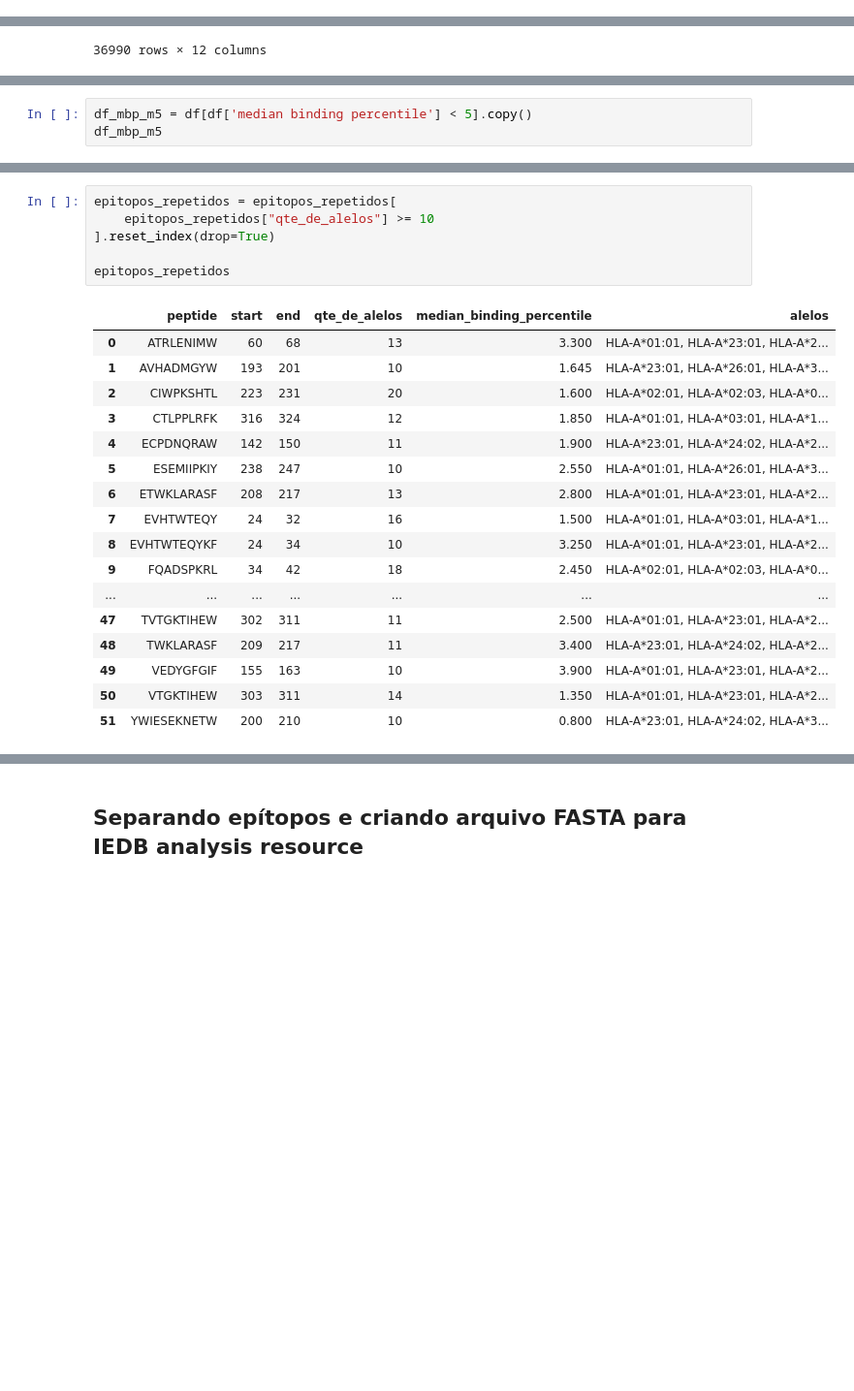
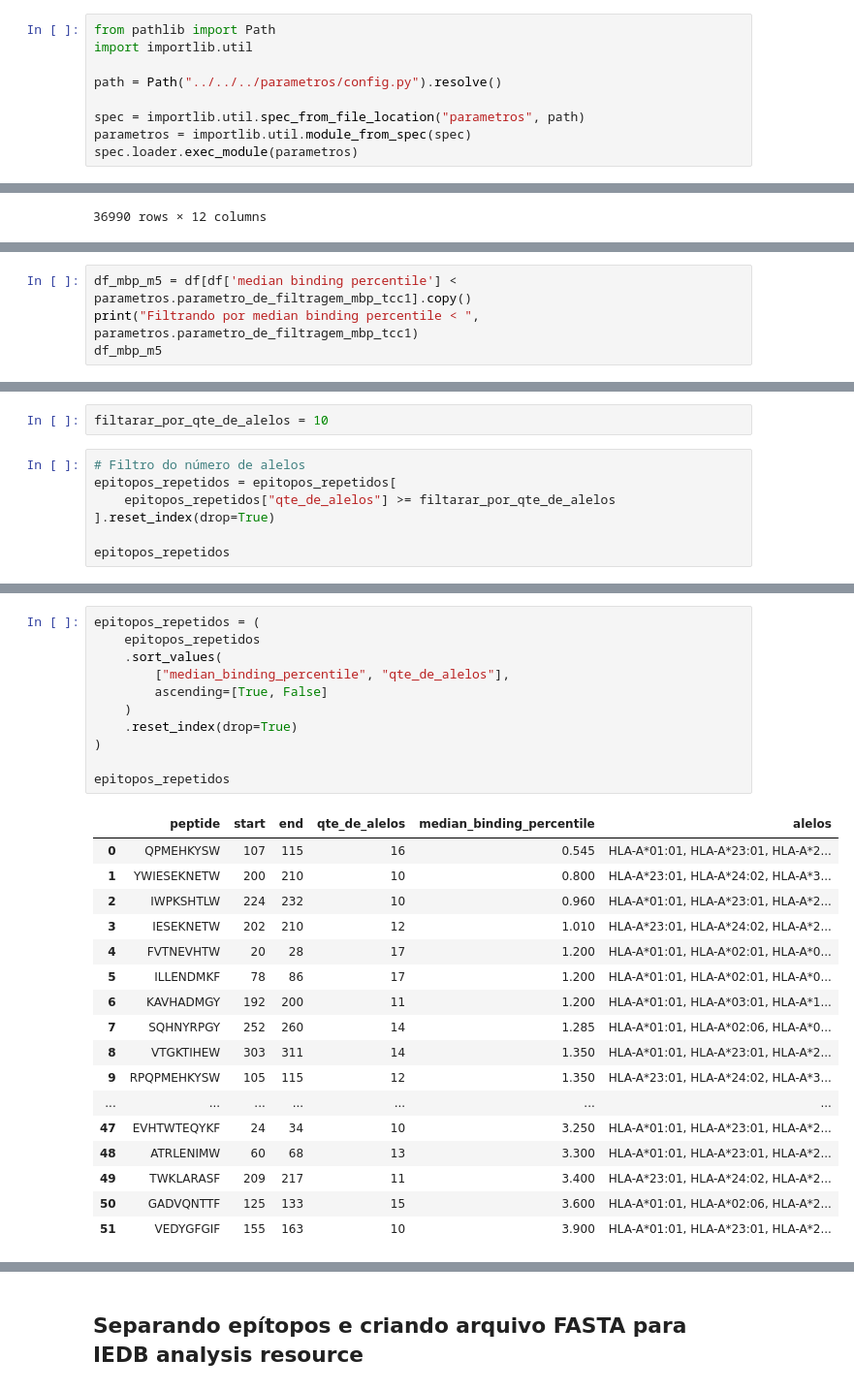
Before and after one commit to BuBitt/PIBIC-2026-DENV, a Jupyter notebook: Dados/DENV1/Epitopos/TCELL1_filter.ipynb, the cells around one changed output, grey strips where cells are left out. Shown at 97% size. Cells and saved outputs as stored; diff of their text form; blank space fills up the shorter version.

```diff
--- a/Dados/DENV1/Epitopos/TCELL_1_filter.ipynb
+++ b/Dados/DENV1/Epitopos/TCELL1_filter.ipynb
@@ -0,0 +3,9 @@
+# %%
+from pathlib import Path
+import importlib.util
+
+path = Path("../../../parametros/config.py").resolve()
+
+spec = importlib.util.spec_from_file_location("parametros", path)
+parametros = importlib.util.module_from_spec(spec)
+spec.loader.exec_module(parametros)
@@ -24,4 +44,5 @@ df
 # %%
-df_mbp_m5 = df[df['median binding percentile'] < 5].copy()
+df_mbp_m5 = df[df['median binding percentile'] < parametros.parametro_de_filtragem_mbp_tcc1].copy()
+print("Filtrando por median binding percentile < ", parametros.parametro_de_filtragem_mbp_tcc1)
 df_mbp_m5
 # %% [output]
@@ -77,0 +101,9 @@ epitopos_repetidos
+# %%
+filtarar_por_qte_de_alelos = 10
+# %%
+# Filtro do número de alelos
+epitopos_repetidos = epitopos_repetidos[
+    epitopos_repetidos["qte_de_alelos"] >= filtarar_por_qte_de_alelos
+].reset_index(drop=True)
+
+epitopos_repetidos
@@ -78,24 +130,29 @@ epitopos_repetidos
 # %%
-epitopos_repetidos = epitopos_repetidos[
-    epitopos_repetidos["qte_de_alelos"] >= 10
-].reset_index(drop=True)
+epitopos_repetidos = (
+    epitopos_repetidos
+    .sort_values(
+        ["median_binding_percentile", "qte_de_alelos"],
+        ascending=[True, False]
+    )
+    .reset_index(drop=True)
+)
 
 epitopos_repetidos
 # %% [output]
 |  | peptide | start | end | qte_de_alelos | median_binding_percentile | alelos |
-| 0 | ATRLENIMW | 60 | 68 | 13 | 3.300 | HLA-A*01:01, HLA-A*23:01, HLA-A*2... |
-| 1 | AVHADMGYW | 193 | 201 | 10 | 1.645 | HLA-A*23:01, HLA-A*26:01, HLA-A*3... |
-| 2 | CIWPKSHTL | 223 | 231 | 20 | 1.600 | HLA-A*02:01, HLA-A*02:03, HLA-A*0... |
-| 3 | CTLPPLRFK | 316 | 324 | 12 | 1.850 | HLA-A*01:01, HLA-A*03:01, HLA-A*1... |
-| 4 | ECPDNQRAW | 142 | 150 | 11 | 1.900 | HLA-A*23:01, HLA-A*24:02, HLA-A*2... |
-| 5 | ESEMIIPKIY | 238 | 247 | 10 | 2.550 | HLA-A*01:01, HLA-A*26:01, HLA-A*3... |
-| 6 | ETWKLARASF | 208 | 217 | 13 | 2.800 | HLA-A*01:01, HLA-A*23:01, HLA-A*2... |
-| 7 | EVHTWTEQY | 24 | 32 | 16 | 1.500 | HLA-A*01:01, HLA-A*03:01, HLA-A*1... |
-| 8 | EVHTWTEQYKF | 24 | 34 | 10 | 3.250 | HLA-A*01:01, HLA-A*23:01, HLA-A*2... |
-| 9 | FQADSPKRL | 34 | 42 | 18 | 2.450 | HLA-A*02:01, HLA-A*02:03, HLA-A*0... |
+| 0 | QPMEHKYSW | 107 | 115 | 16 | 0.545 | HLA-A*01:01, HLA-A*23:01, HLA-A*2... |
+| 1 | YWIESEKNETW | 200 | 210 | 10 | 0.800 | HLA-A*23:01, HLA-A*24:02, HLA-A*3... |
+| 2 | IWPKSHTLW | 224 | 232 | 10 | 0.960 | HLA-A*01:01, HLA-A*23:01, HLA-A*2... |
+| 3 | IESEKNETW | 202 | 210 | 12 | 1.010 | HLA-A*23:01, HLA-A*24:02, HLA-A*2... |
+| 4 | FVTNEVHTW | 20 | 28 | 17 | 1.200 | HLA-A*01:01, HLA-A*02:01, HLA-A*0... |
+| 5 | ILLENDMKF | 78 | 86 | 17 | 1.200 | HLA-A*01:01, HLA-A*02:01, HLA-A*0... |
+| 6 | KAVHADMGY | 192 | 200 | 11 | 1.200 | HLA-A*01:01, HLA-A*03:01, HLA-A*1... |
+| 7 | SQHNYRPGY | 252 | 260 | 14 | 1.285 | HLA-A*01:01, HLA-A*02:06, HLA-A*0... |
+| 8 | VTGKTIHEW | 303 | 311 | 14 | 1.350 | HLA-A*01:01, HLA-A*23:01, HLA-A*2... |
+| 9 | RPQPMEHKYSW | 105 | 115 | 12 | 1.350 | HLA-A*23:01, HLA-A*24:02, HLA-A*3... |
 | ... | ... | ... | ... | ... | ... | ... |
-| 47 | TVTGKTIHEW | 302 | 311 | 11 | 2.500 | HLA-A*01:01, HLA-A*23:01, HLA-A*2... |
-| 48 | TWKLARASF | 209 | 217 | 11 | 3.400 | HLA-A*23:01, HLA-A*24:02, HLA-A*2... |
-| 49 | VEDYGFGIF | 155 | 163 | 10 | 3.900 | HLA-A*01:01, HLA-A*23:01, HLA-A*2... |
-| 50 | VTGKTIHEW | 303 | 311 | 14 | 1.350 | HLA-A*01:01, HLA-A*23:01, HLA-A*2... |
-| 51 | YWIESEKNETW | 200 | 210 | 10 | 0.800 | HLA-A*23:01, HLA-A*24:02, HLA-A*3... |
+| 47 | EVHTWTEQYKF | 24 | 34 | 10 | 3.250 | HLA-A*01:01, HLA-A*23:01, HLA-A*2... |
+| 48 | ATRLENIMW | 60 | 68 | 13 | 3.300 | HLA-A*01:01, HLA-A*23:01, HLA-A*2... |
+| 49 | TWKLARASF | 209 | 217 | 11 | 3.400 | HLA-A*23:01, HLA-A*24:02, HLA-A*2... |
+| 50 | GADVQNTTF | 125 | 133 | 15 | 3.600 | HLA-A*01:01, HLA-A*02:06, HLA-A*2... |
+| 51 | VEDYGFGIF | 155 | 163 | 10 | 3.900 | HLA-A*01:01, HLA-A*23:01, HLA-A*2... |
```
Also changed, not shown: parts of 20 cells of this notebook, 25 other files.
